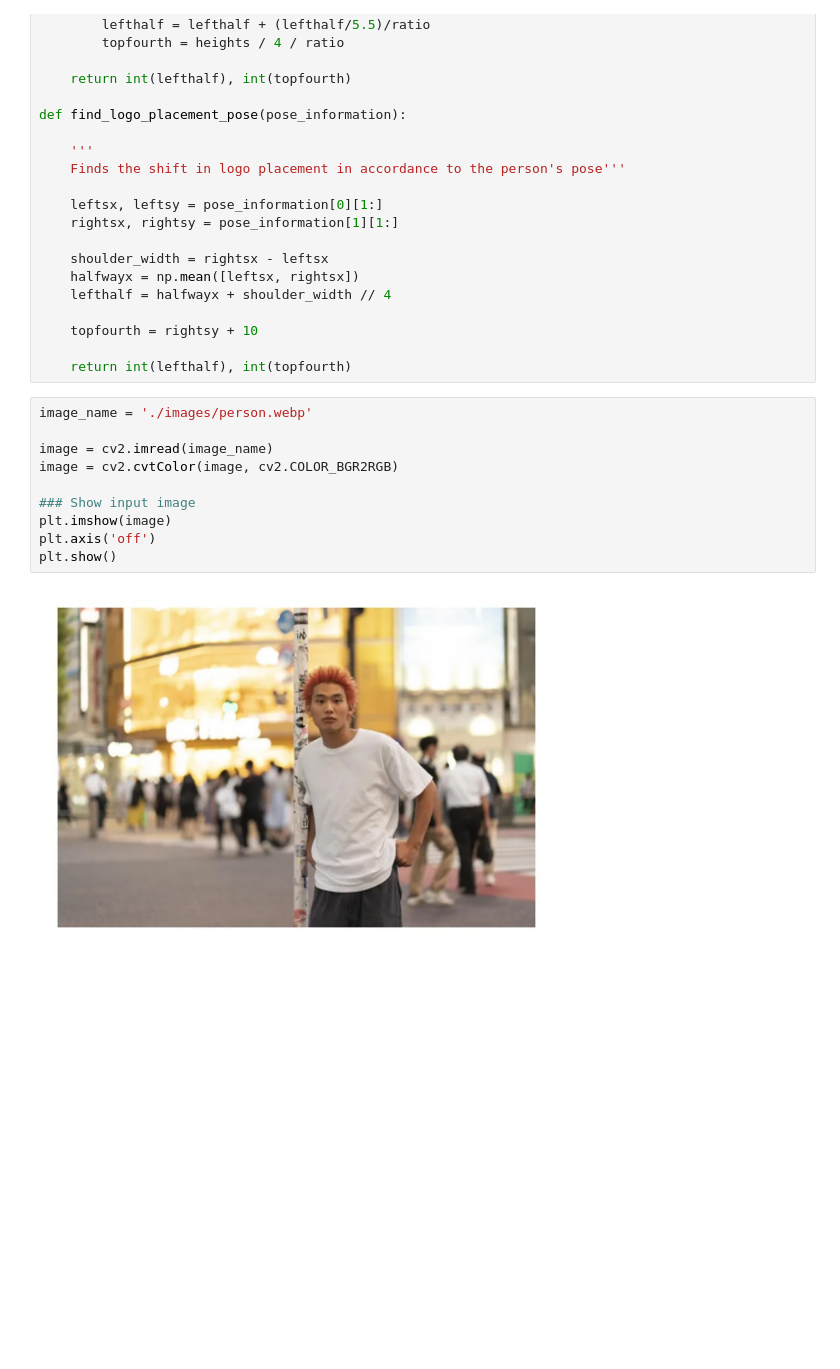
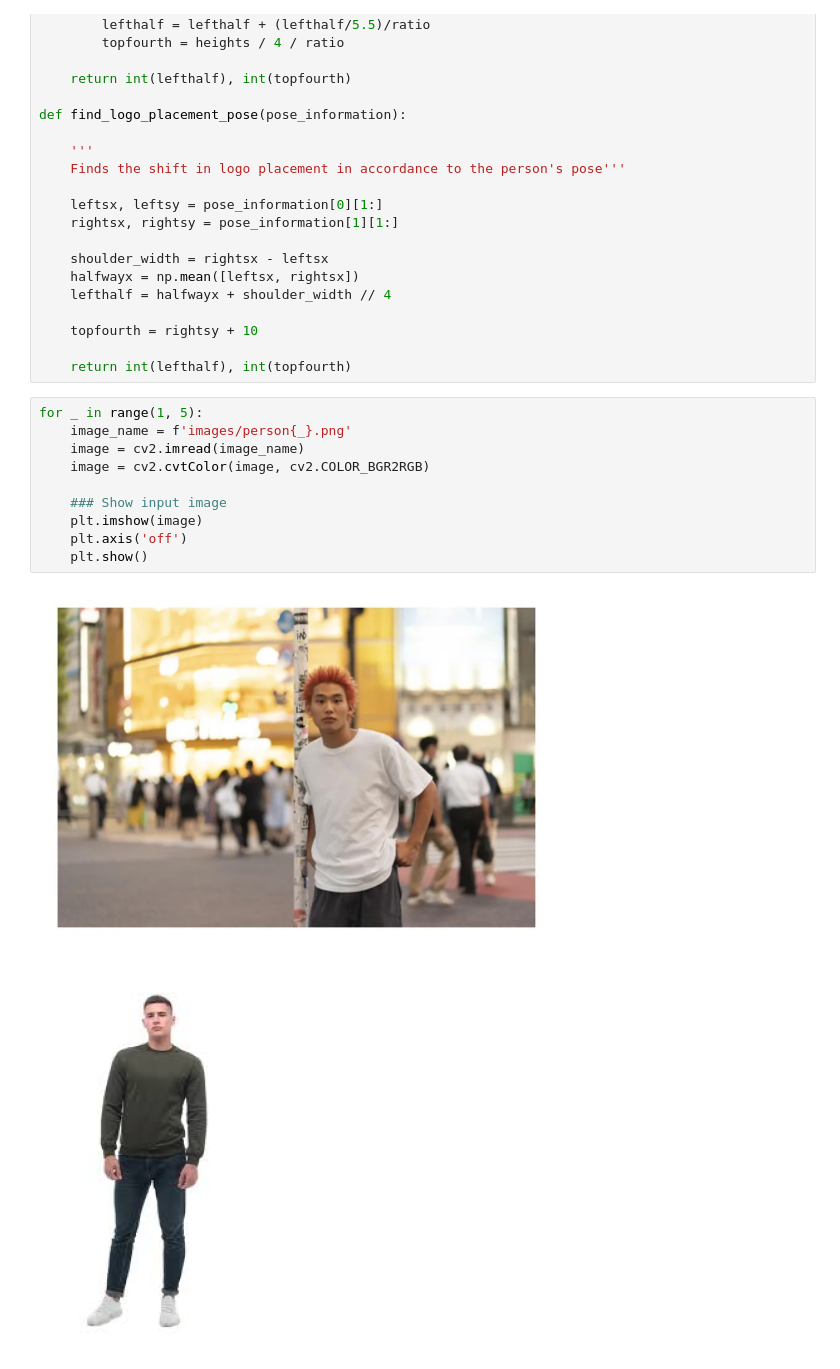
Before and after one commit to RimshaZahidIqbal/image-computer-vision-python, a Jupyter notebook: image-logo-placement.ipynb, the cells around one changed output. Saved outputs shown, nothing was run; the diff lists cells and outputs as text; blank space fills up the shorter version.

```diff
--- a/image-logo-placement.ipynb
+++ b/image-logo-placement.ipynb
@@ -81,14 +81,15 @@ def find_logo_placement_pose(pose_information):
 
     return int(lefthalf), int(topfourth)
 # %%
-image_name = './images/person.webp'
+for _ in range(1, 5):
+    image_name = f'images/person{_}.png'
+    image = cv2.imread(image_name)
+    image = cv2.cvtColor(image, cv2.COLOR_BGR2RGB)
 
-image = cv2.imread(image_name)
-image = cv2.cvtColor(image, cv2.COLOR_BGR2RGB)
-
-### Show input image
-plt.imshow(image)
-plt.axis('off')
-plt.show()
+    ### Show input image
+    plt.imshow(image)
+    plt.axis('off')
+    plt.show()
 # %% [output]
 [figure]
+[figure, added]
```
Also changed, not shown: parts of 7 cells of this notebook.
